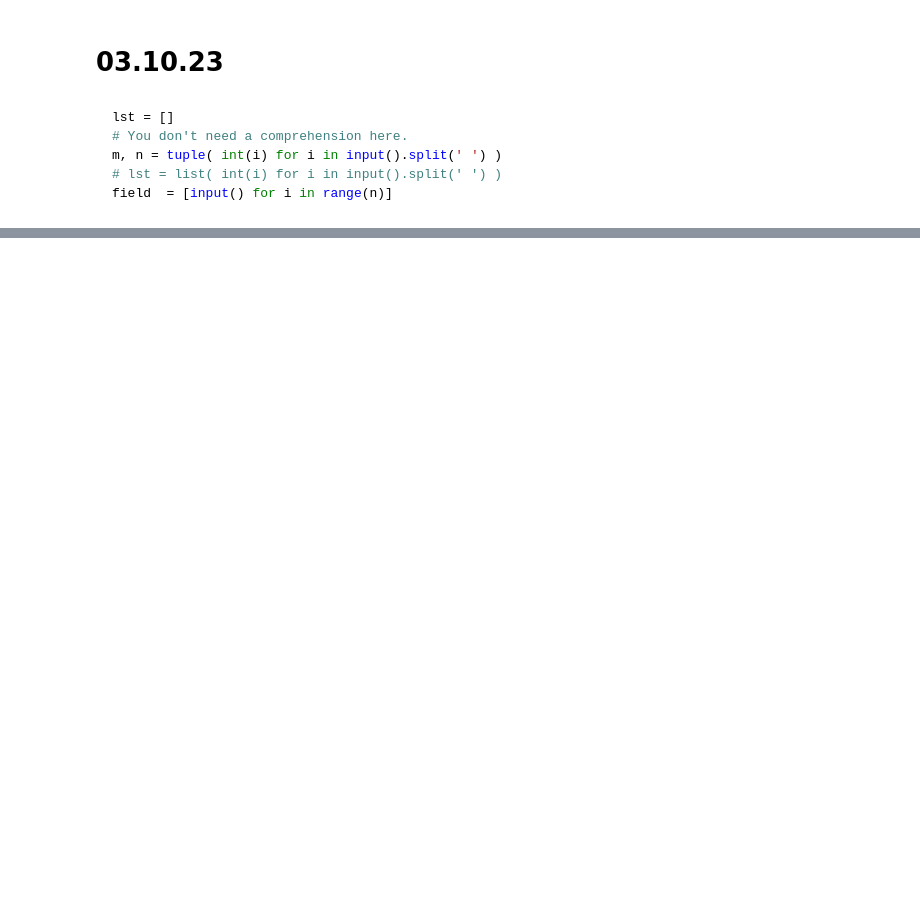
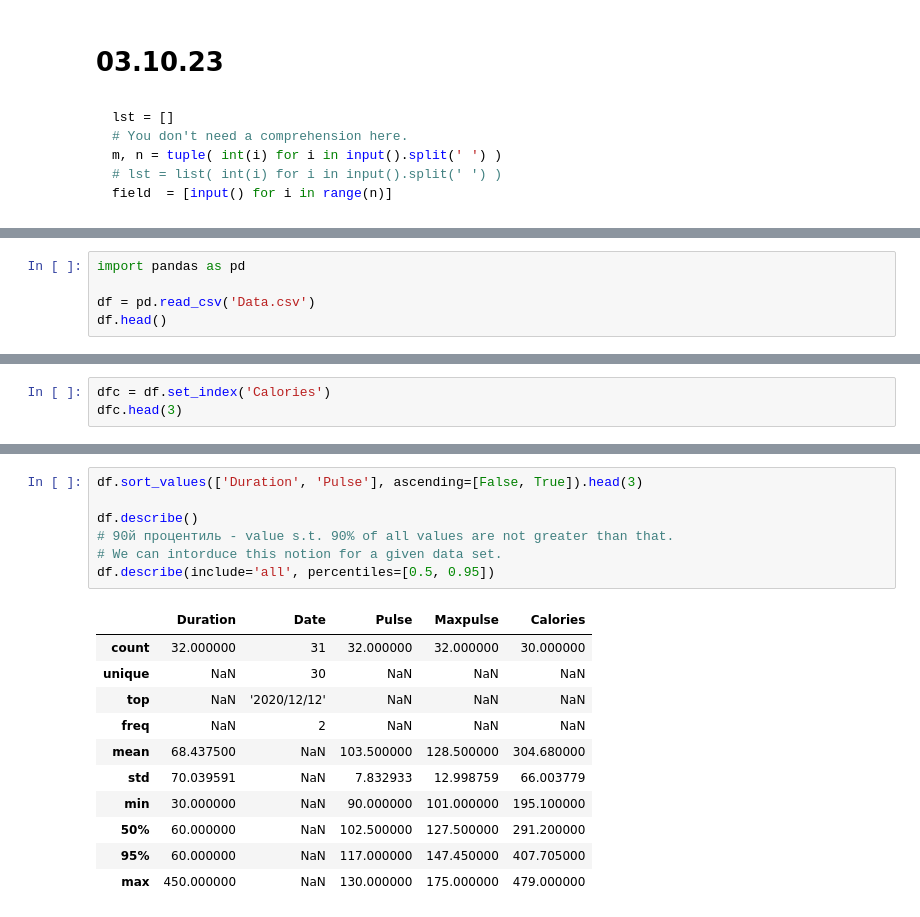
Before and after one commit to alxlnx/python, a Jupyter notebook: Notes/Classes.ipynb, the cells around one changed output, grey strips where cells are left out. Saved outputs shown, nothing was run; the diff lists cells and outputs as text; blank space fills up the shorter version.

```diff
--- a/Notes/Classes.ipynb
+++ b/Notes/Classes.ipynb
@@ -413,0 +538,5 @@ field  = [input() for i in range(n)]
+# %%
+import pandas as pd
+
+df = pd.read_csv('Data.csv')
+df.head()
@@ -413,0 +590,3 @@ field  = [input() for i in range(n)]
+# %%
+dfc = df.set_index('Calories')
+dfc.head(3)
@@ -413,0 +614,19 @@ field  = [input() for i in range(n)]
+# %%
+df.sort_values(['Duration', 'Pulse'], ascending=[False, True]).head(3)
+
+df.describe()
+# 90й процентиль - value s.t. 90% of all values are not greater than that.
+# We can intorduce this notion for a given data set.
+df.describe(include='all', percentiles=[0.5, 0.95])
+# %% [output]
+|  | Duration | Date | Pulse | Maxpulse | Calories |
+| count | 32.000000 | 31 | 32.000000 | 32.000000 | 30.000000 |
+| unique | NaN | 30 | NaN | NaN | NaN |
+| top | NaN | '2020/12/12' | NaN | NaN | NaN |
+| freq | NaN | 2 | NaN | NaN | NaN |
+| mean | 68.437500 | NaN | 103.500000 | 128.500000 | 304.680000 |
+| std | 70.039591 | NaN | 7.832933 | 12.998759 | 66.003779 |
+| min | 30.000000 | NaN | 90.000000 | 101.000000 | 195.100000 |
+| 50% | 60.000000 | NaN | 102.500000 | 127.500000 | 291.200000 |
+| 95% | 60.000000 | NaN | 117.000000 | 147.450000 | 407.705000 |
+| max | 450.000000 | NaN | 130.000000 | 175.000000 | 479.000000 |
```
Also changed, not shown: parts of 36 cells of this notebook, 1 other file.
